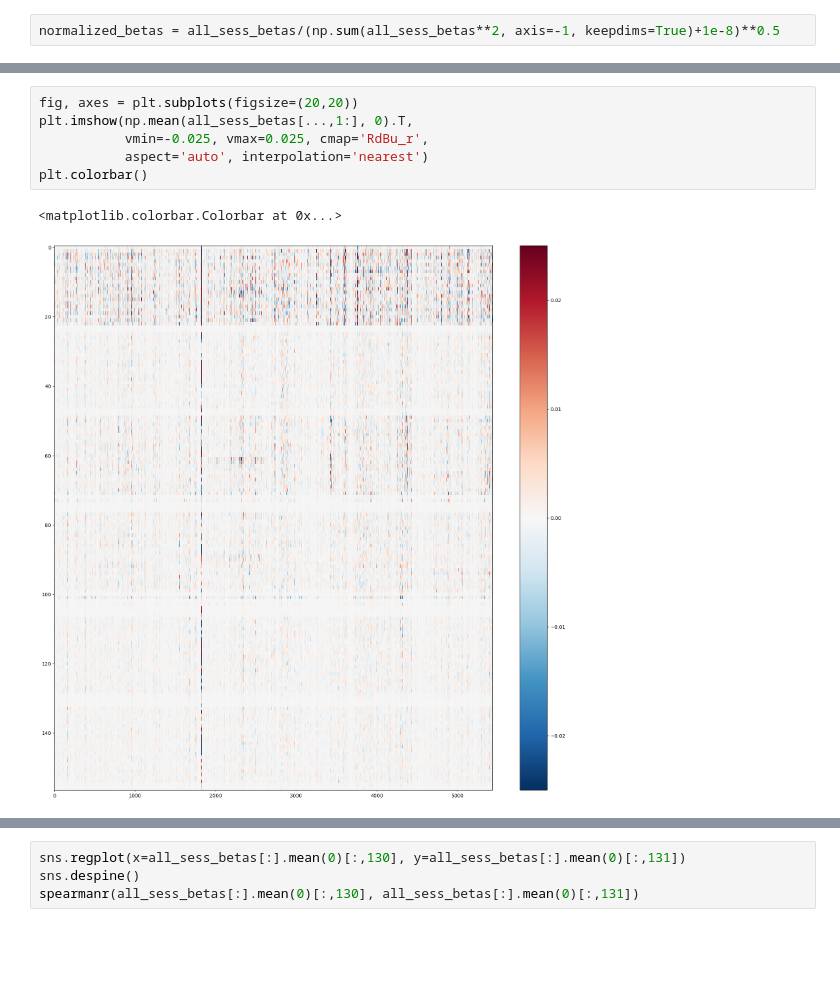
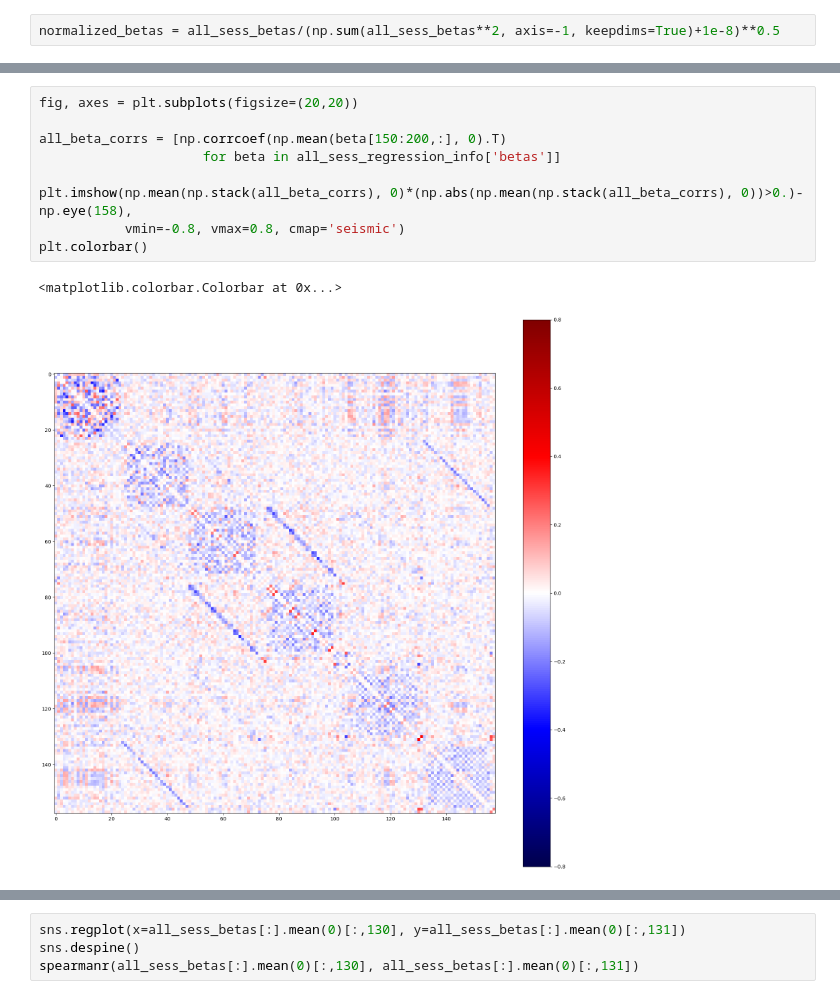
Before and after one commit to slenderham/what-where-task-analysis, a Jupyter notebook: analysis.ipynb, the cells around one changed output, grey strips where cells are left out. Cells and saved outputs as stored; diff of their text form; blank space fills up the shorter version.

Commit message:
added time-varying corrs

```diff
--- a/analysis.ipynb
+++ b/analysis.ipynb
@@ -181,9 +260,12 @@ plt.colorbar()
 # %%
 fig, axes = plt.subplots(figsize=(20,20))
-plt.imshow(np.mean(all_sess_betas[...,1:], 0).T,
-           vmin=-0.025, vmax=0.025, cmap='RdBu_r',
-           aspect='auto', interpolation='nearest')
+
+all_beta_corrs = [np.corrcoef(np.mean(beta[150:200,:], 0).T)
+                     for beta in all_sess_regression_info['betas']]
+
+plt.imshow(np.mean(np.stack(all_beta_corrs), 0)*(np.abs(np.mean(np.stack(all_beta_corrs), 0))>0.)-np.eye(158),
+           vmin=-0.8, vmax=0.8, cmap='seismic')
 plt.colorbar()
 # %% [output]
 <matplotlib.colorbar.Colorbar at 0x...>
-[figure, old version]
+[figure, new version]
```
Also changed, not shown: parts of 16 cells of this notebook.
